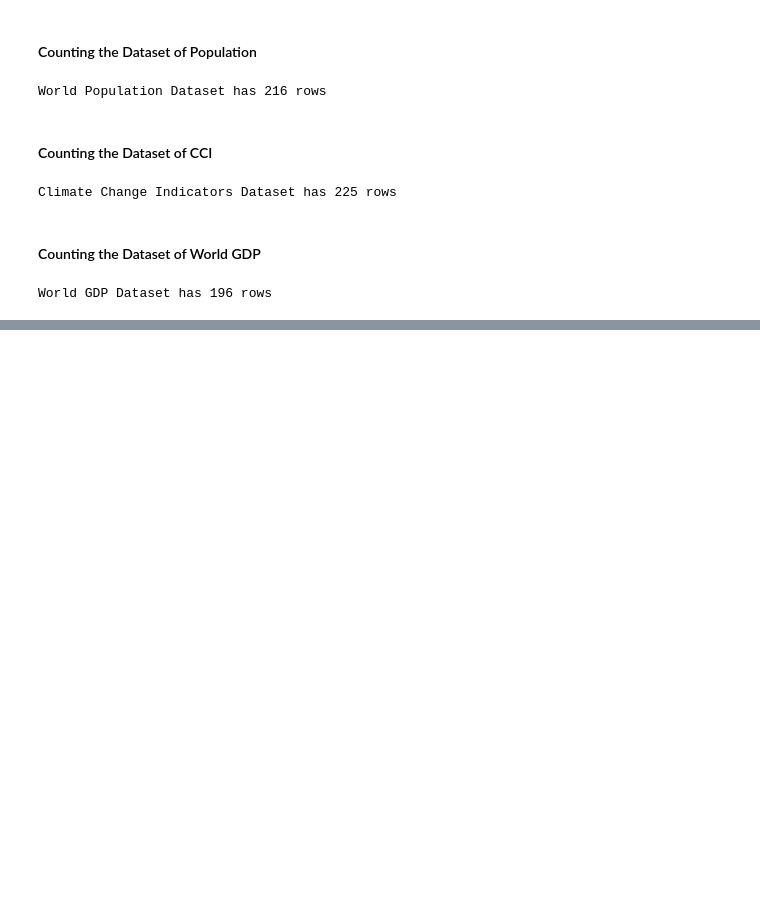
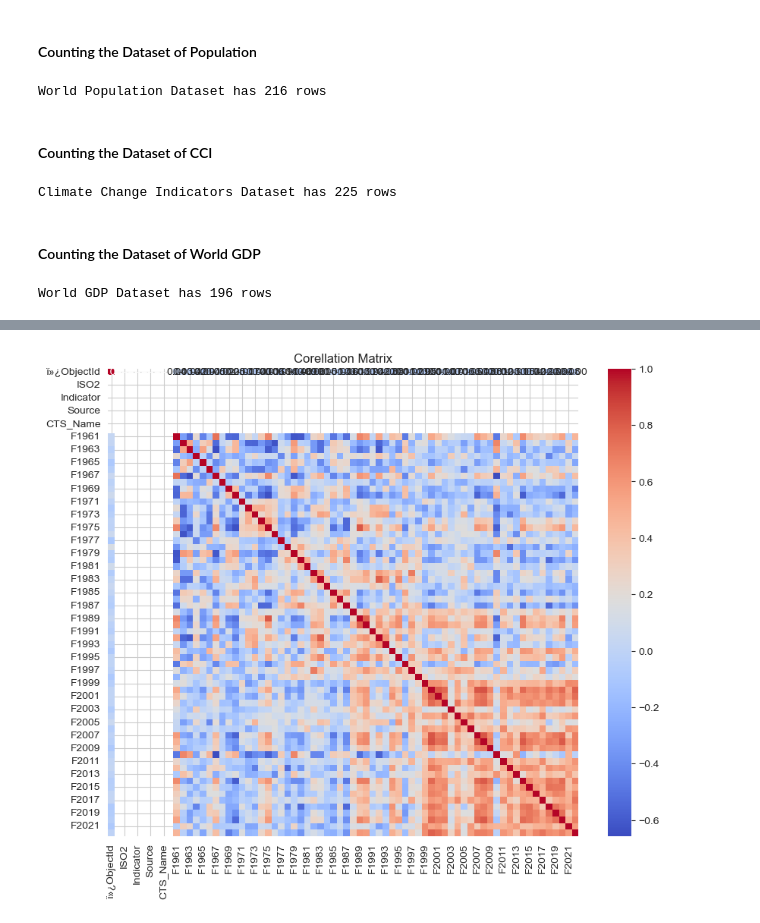
Before and after one commit to 20Artee/practice, a Jupyter notebook: content/practice.ipynb, the cells around one changed output, grey strips where cells are left out. Saved outputs shown, nothing was run; the diff lists cells and outputs as text; code cells hidden in the pictures; blank space fills up the shorter version.

```diff
--- a/content/practice.ipynb
+++ b/content/practice.ipynb
@@ -485,0 +605,4 @@ popdf.describe()
+# %%
+ccldf_analyzer.show_heatmap()
+# %% [output]
+[figure, added]
```
Also changed, not shown: parts of 27 cells of this notebook, 1 other file.
